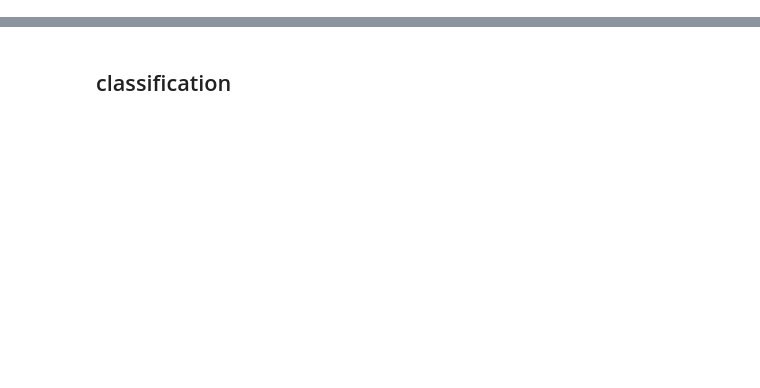
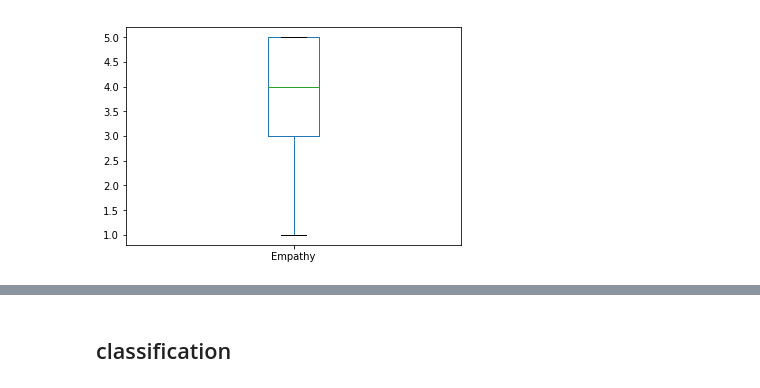
Before and after one commit to niharikadharmapuri/Young_People_Survey, a Jupyter notebook: Young_People_Survey.ipynb, the cells around one changed output, grey strips where cells are left out. Saved outputs shown, nothing was run; the diff lists cells and outputs as text; code cells hidden in the pictures; blank space fills up the shorter version.

Commit message:
visualisations

```diff
--- a/Young_People_Survey.ipynb
+++ b/Young_People_Survey.ipynb
@@ -30,0 +32,6 @@ loding the data...
+# %%
+# box-whisker plot
+%matplotlib inline
+df.Empathy.plot(kind='box');
+# %% [output]
+[figure, added]
```
Also changed, not shown: parts of 21 cells of this notebook.
